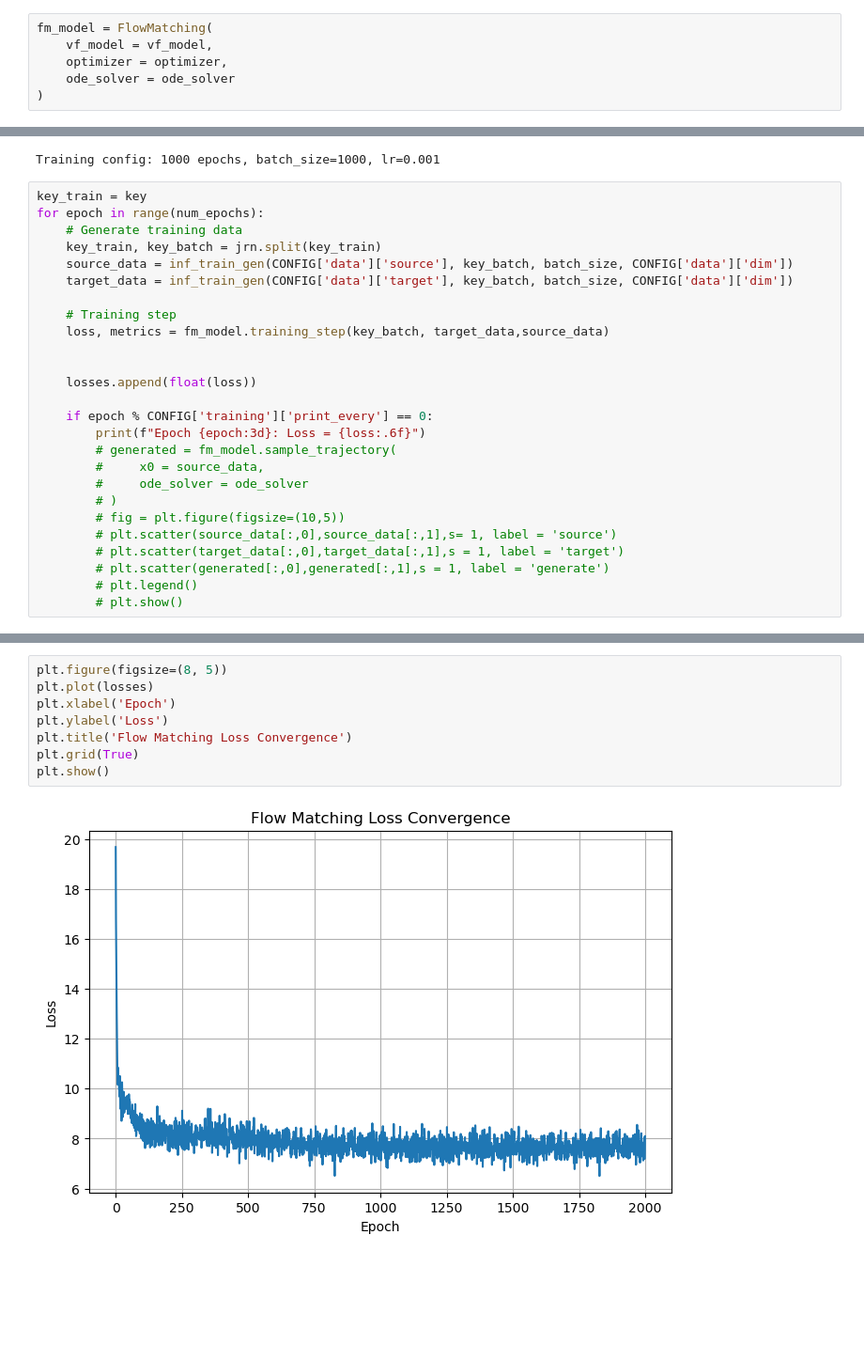
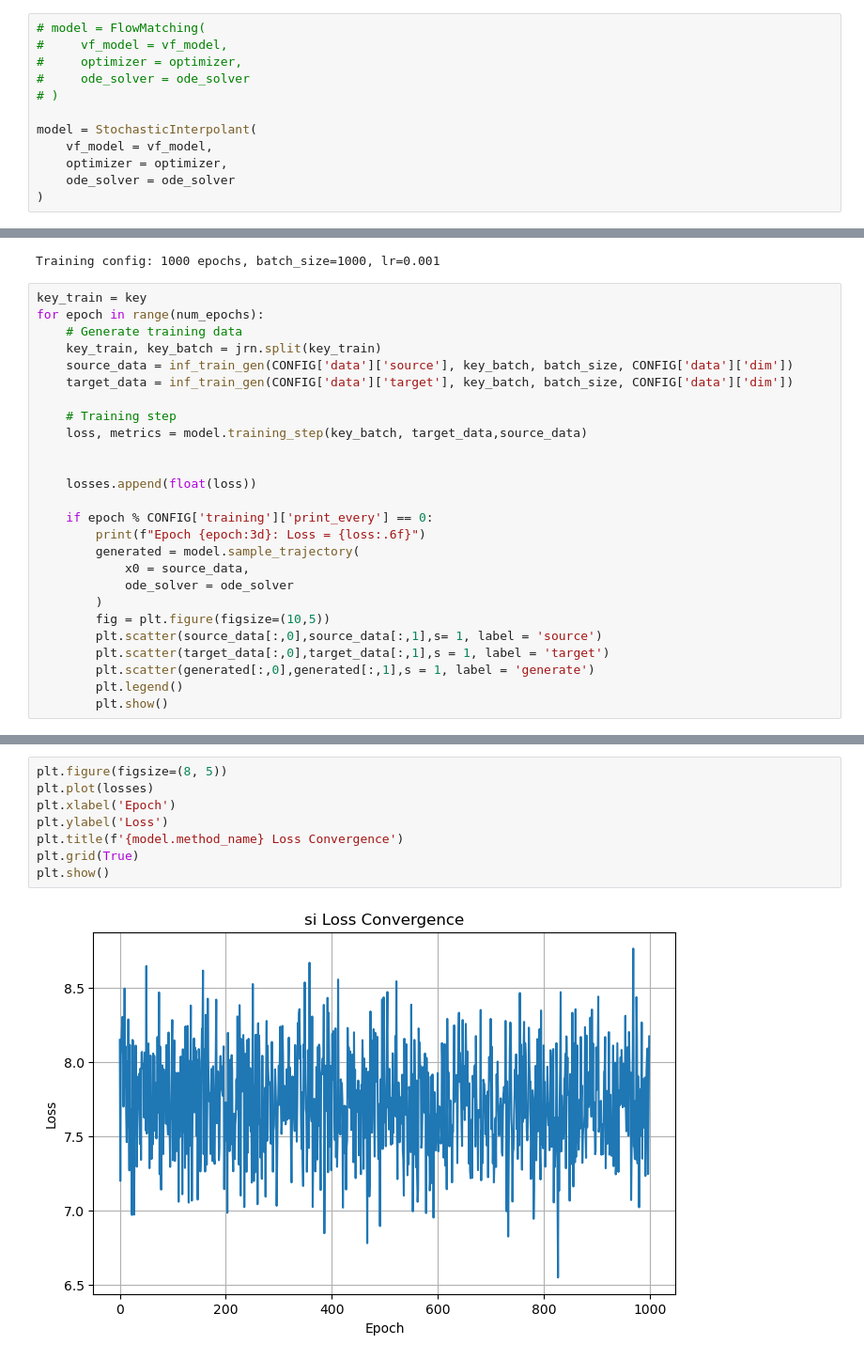
Before and after one commit to SebasGutHdz/PDPO_jax, a Jupyter notebook: pdpo/generative/notebooks/test_gen_models.ipynb, the cells around one changed output, grey strips where cells are left out. Shown at 94% size. Drawn from its saved outputs; the diff is of its cells as text; blank space fills up the shorter version.

Commit message:
stochastic inteprolants works

```diff
--- a/pdpo/generative/notebooks/test_gen_models.ipynb
+++ b/pdpo/generative/notebooks/test_gen_models.ipynb
@@ -132,7 +146,13 @@ optimizer = nnx.Optimizer(vf_model,optax.adam(CONFIG['training']['learning_rate'
 # %%
 ode_solver = MidpointSolver
 # %%
-fm_model = FlowMatching(
+# model = FlowMatching(
+#     vf_model = vf_model,
+#     optimizer = optimizer,
+#     ode_solver = ode_solver
+# )
+
+model = StochasticInterpolant(
     vf_model = vf_model,
     optimizer = optimizer,
     ode_solver = ode_solver
@@ -155,21 +175,21 @@ for epoch in range(num_epochs):
     target_data = inf_train_gen(CONFIG['data']['target'], key_batch, batch_size, CONFIG['data']['dim'])
 
     # Training step
-    loss, metrics = fm_model.training_step(key_batch, target_data,source_data)
+    loss, metrics = model.training_step(key_batch, target_data,source_data)
 
 
     losses.append(float(loss))
 
     if epoch % CONFIG['training']['print_every'] == 0:
         print(f"Epoch {epoch:3d}: Loss = {loss:.6f}")
-        # generated = fm_model.sample_trajectory(
-        #     x0 = source_data,
-        #     ode_solver = ode_solver
-        # )
-        # fig = plt.figure(figsize=(10,5))
-        # plt.scatter(source_data[:,0],source_data[:,1],s= 1, label = 'source')
-        # plt.scatter(target_data[:,0],target_data[:,1],s = 1, label = 'target')
-        # plt.scatter(generated[:,0],generated[:,1],s = 1, label = 'generate')
-        # plt.legend()
-        # plt.show()
+        generated = model.sample_trajectory(
+            x0 = source_data,
+            ode_solver = ode_solver
+        )
+        fig = plt.figure(figsize=(10,5))
+        plt.scatter(source_data[:,0],source_data[:,1],s= 1, label = 'source')
+        plt.scatter(target_data[:,0],target_data[:,1],s = 1, label = 'target')
+        plt.scatter(generated[:,0],generated[:,1],s = 1, label = 'generate')
+        plt.legend()
+        plt.show()
 # %% [output]
@@ -186,13 +209,13 @@ Epoch 900: Loss = 7.719779
 # %%
 plt.figure(figsize=(8, 5))
 plt.plot(losses)
 plt.xlabel('Epoch')
 plt.ylabel('Loss')
-plt.title('Flow Matching Loss Convergence')
+plt.title(f'{model.method_name} Loss Convergence')
 plt.grid(True)
 plt.show()
 # %% [output]
-[figure, old version]
+[figure, new version]
 # %%
 generated = fm_model.sample_trajectory(
 x0 = source_data,
```
Also changed, not shown: parts of 6 cells of this notebook, 3 other files.
